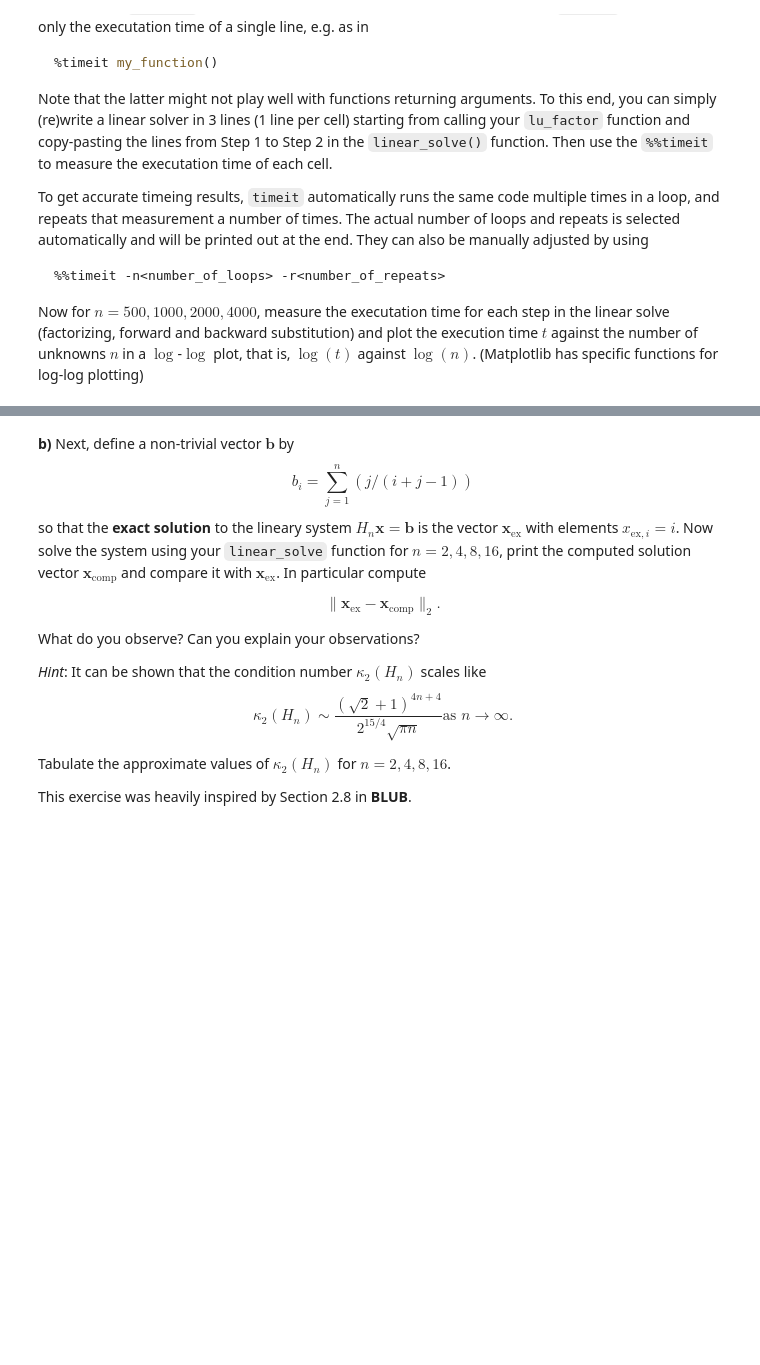
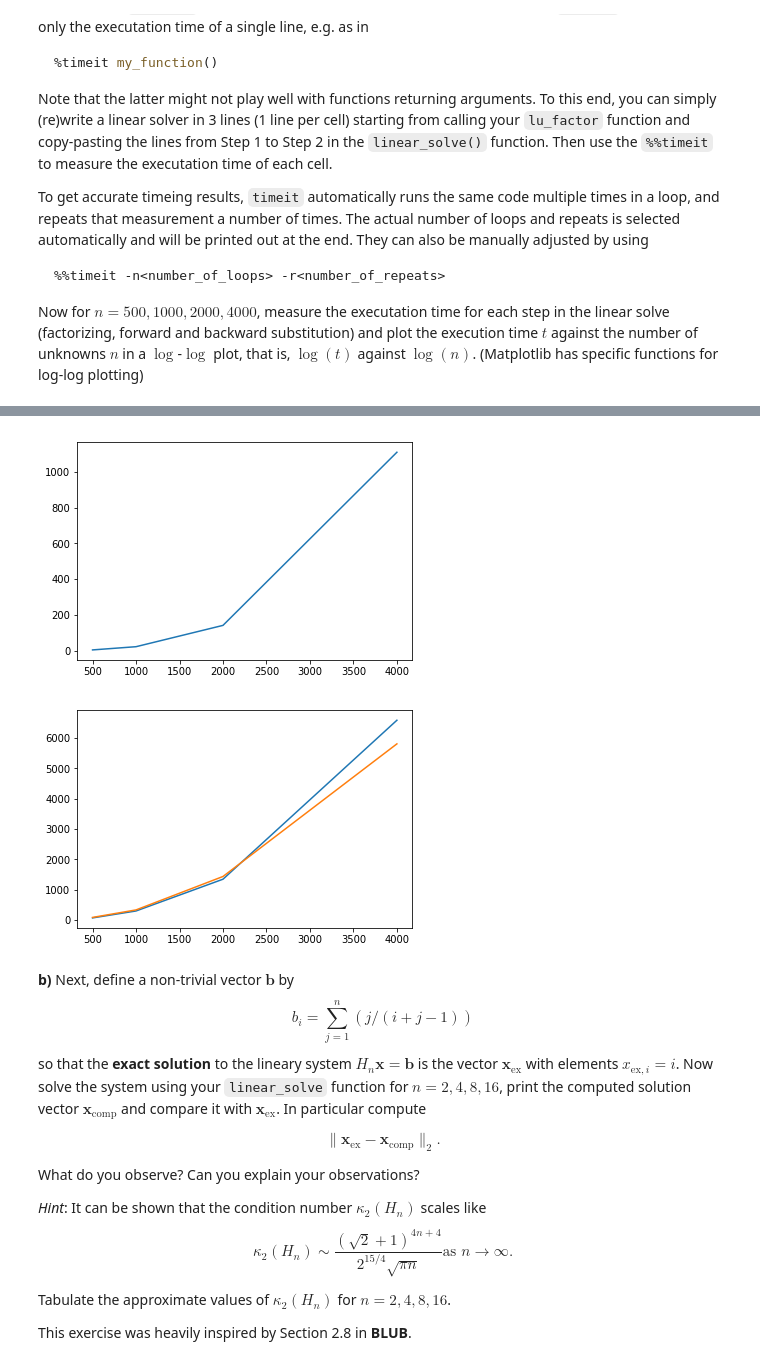
Before and after one commit to AuroraSmil/NumMat, a Jupyter notebook: lab_1/lab_01.ipynb, the cells around one changed output, grey strips where cells are left out. Drawn from its saved outputs; the diff is of its cells as text; code cells hidden in the pictures; blank space fills up the shorter version.

Commit message:
plot

```diff
--- a/lab_1/lab_01.ipynb
+++ b/lab_1/lab_01.ipynb
@@ -320,3 +328,20 @@ x = backward_sub(U, y)
+# %%
+LU = [3.69, 21.7, 141, 1110]
+forward = [61.7, 291, 1340, 6590]
+backward = [78, 326, 1430, 5810]
+n = [500, 1000, 2000, 4000]
+
+plt.figure(1)
+plt.plot(n, LU)
+plt.show()
+
+plt.figure(2)
+plt.plot(n, forward)
+plt.plot(n, backward)
+plt.show()
+# %% [output]
+[figure, added]
+[figure, added]
 # %% [markdown]
 **b)** Next, define a non-trivial vector $\boldsymbol{b}$ by
 $$
```
Also changed, not shown: parts of 8 cells of this notebook, 1 other file.
